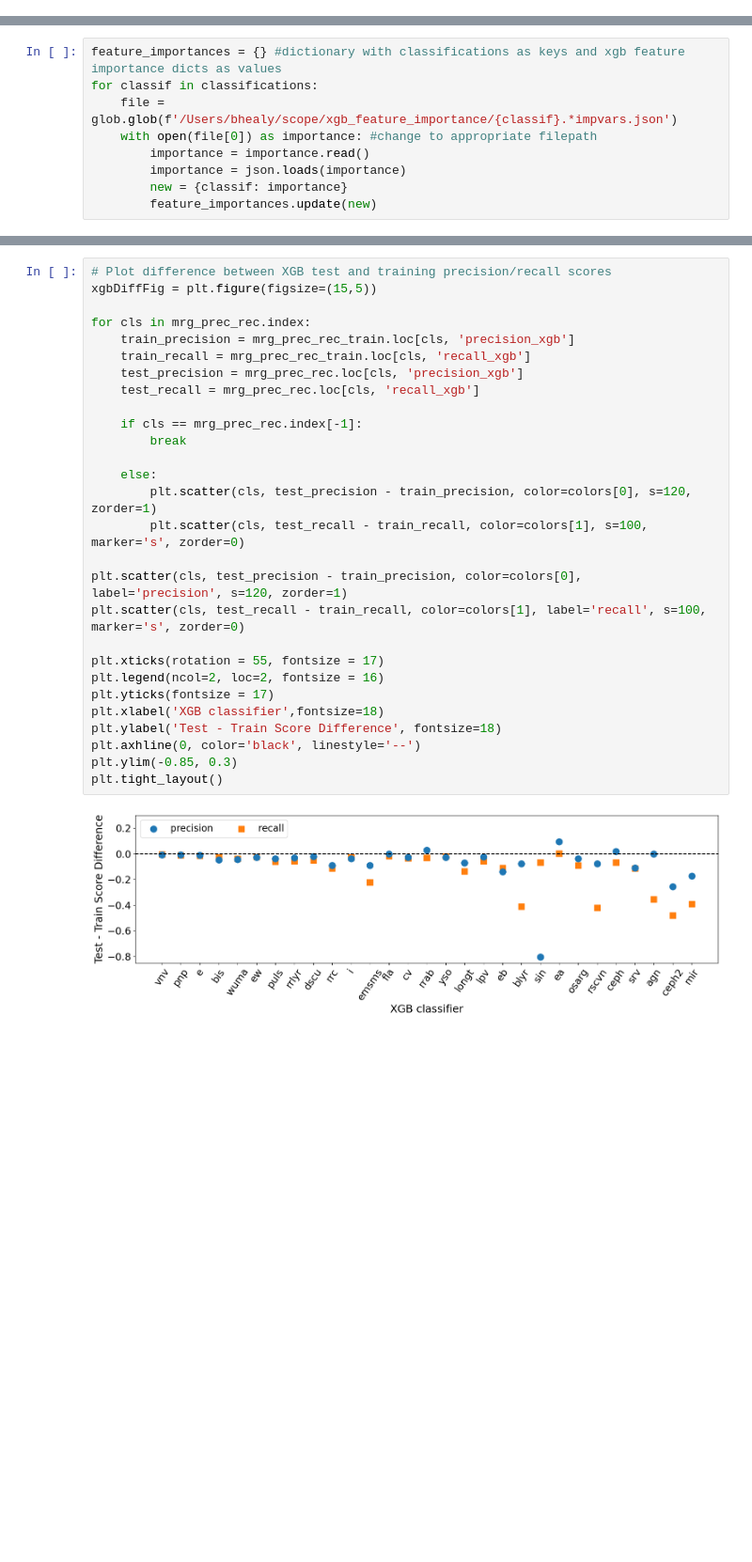
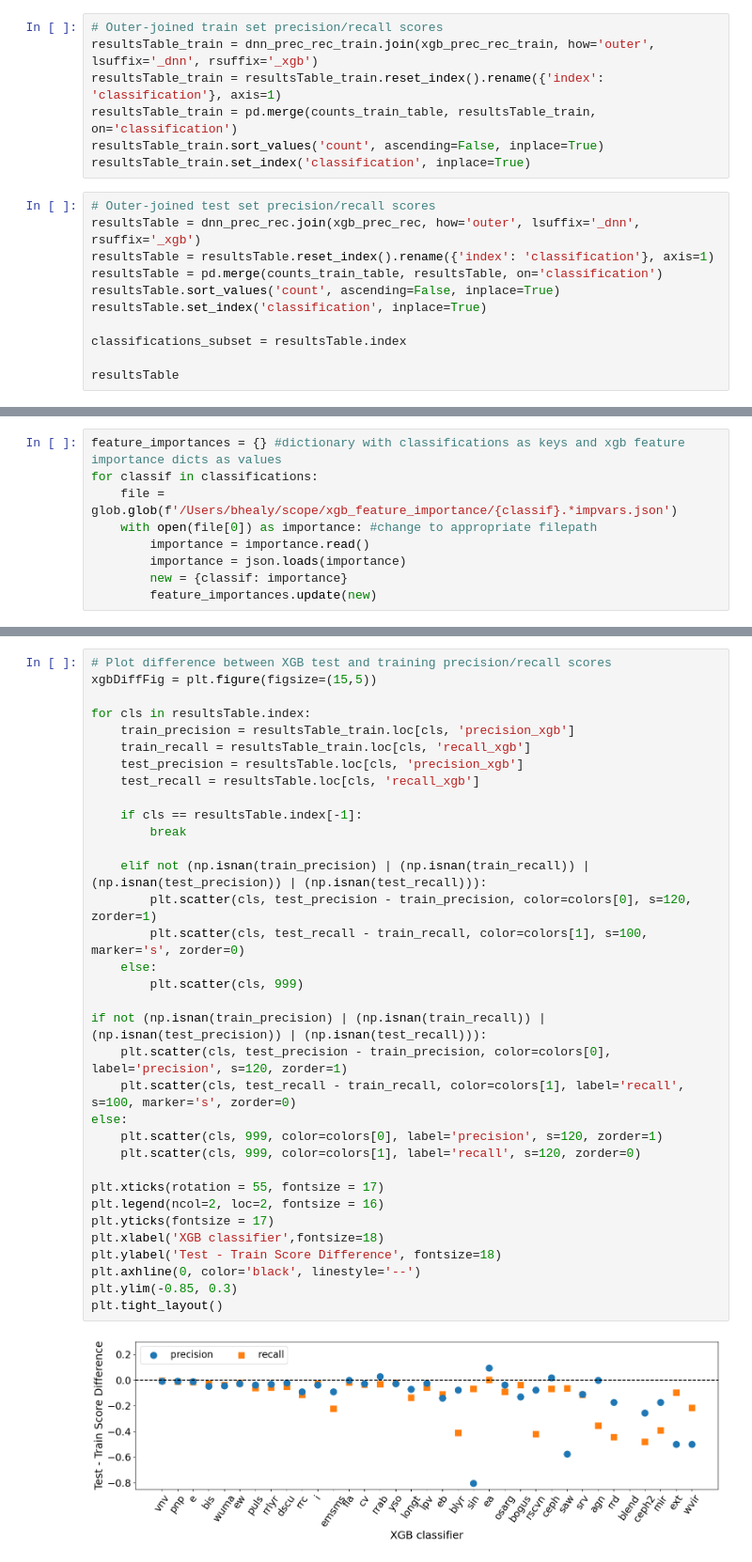
Before and after one commit to ZwickyTransientFacility/scope-ml, a Jupyter notebook: tools/SCoPe_data_analysis_plots.ipynb, the cells around one changed output, grey strips where cells are left out. Shown at 94% size. Saved outputs shown, nothing was run; the diff lists cells and outputs as text; blank space fills up the shorter version.

```diff
--- a/tools/SCoPe_data_analysis_plots.ipynb
+++ b/tools/SCoPe_data_analysis_plots.ipynb
@@ -200,0 +292,18 @@ First, run `scope.py assemble_training_stats` for DNN and XGB algorithms to grou
+# %%
+# Outer-joined train set precision/recall scores
+resultsTable_train = dnn_prec_rec_train.join(xgb_prec_rec_train, how='outer', lsuffix='_dnn', rsuffix='_xgb')
+resultsTable_train = resultsTable_train.reset_index().rename({'index': 'classification'}, axis=1)
+resultsTable_train = pd.merge(counts_train_table, resultsTable_train, on='classification')
+resultsTable_train.sort_values('count', ascending=False, inplace=True)
+resultsTable_train.set_index('classification', inplace=True)
+# %%
+# Outer-joined test set precision/recall scores
+resultsTable = dnn_prec_rec.join(xgb_prec_rec, how='outer', lsuffix='_dnn', rsuffix='_xgb')
+resultsTable = resultsTable.reset_index().rename({'index': 'classification'}, axis=1)
+resultsTable = pd.merge(counts_train_table, resultsTable, on='classification')
+resultsTable.sort_values('count', ascending=False, inplace=True)
+resultsTable.set_index('classification', inplace=True)
+
+classifications_subset = resultsTable.index
+
+resultsTable
@@ -442,33 +536,39 @@ plt.tight_layout()
 # %%
 # Plot difference between XGB test and training precision/recall scores
 xgbDiffFig = plt.figure(figsize=(15,5))
 
-for cls in mrg_prec_rec.index:
-    train_precision = mrg_prec_rec_train.loc[cls, 'precision_xgb']
-    train_recall = mrg_prec_rec_train.loc[cls, 'recall_xgb']
-    test_precision = mrg_prec_rec.loc[cls, 'precision_xgb']
-    test_recall = mrg_prec_rec.loc[cls, 'recall_xgb']
+for cls in resultsTable.index:
+    train_precision = resultsTable_train.loc[cls, 'precision_xgb']
+    train_recall = resultsTable_train.loc[cls, 'recall_xgb']
+    test_precision = resultsTable.loc[cls, 'precision_xgb']
+    test_recall = resultsTable.loc[cls, 'recall_xgb']
 
-    if cls == mrg_prec_rec.index[-1]:
+    if cls == resultsTable.index[-1]:
         break
 
-    else:
+    elif not (np.isnan(train_precision) | (np.isnan(train_recall)) | (np.isnan(test_precision)) | (np.isnan(test_recall))):
         plt.scatter(cls, test_precision - train_precision, color=colors[0], s=120, zorder=1)
         plt.scatter(cls, test_recall - train_recall, color=colors[1], s=100, marker='s', zorder=0)
+    else:
+        plt.scatter(cls, 999)
 
-plt.scatter(cls, test_precision - train_precision, color=colors[0], label='precision', s=120, zorder=1)
-plt.scatter(cls, test_recall - train_recall, color=colors[1], label='recall', s=100, marker='s', zorder=0)
+if not (np.isnan(train_precision) | (np.isnan(train_recall)) | (np.isnan(test_precision)) | (np.isnan(test_recall))):
+    plt.scatter(cls, test_precision - train_precision, color=colors[0], label='precision', s=120, zorder=1)
+    plt.scatter(cls, test_recall - train_recall, color=colors[1], label='recall', s=100, marker='s', zorder=0)
+else:
+    plt.scatter(cls, 999, color=colors[0], label='precision', s=120, zorder=1)
+    plt.scatter(cls, 999, color=colors[1], label='recall', s=120, zorder=0)
 
 plt.xticks(rotation = 55, fontsize = 17)
 plt.legend(ncol=2, loc=2, fontsize = 16)
 plt.yticks(fontsize = 17)
 plt.xlabel('XGB classifier',fontsize=18)
 plt.ylabel('Test - Train Score Difference', fontsize=18)
 plt.axhline(0, color='black', linestyle='--')
 plt.ylim(-0.85, 0.3)
 plt.tight_layout()
 # %% [output]
-[figure, old version]
+[figure, new version]
 # %%
 # Scatter plot of DNN/XGB precision, color-coded by number of positive examples
 # Intended to be paired with the recall scatter plot below
```
Also changed, not shown: parts of 48 cells of this notebook.
